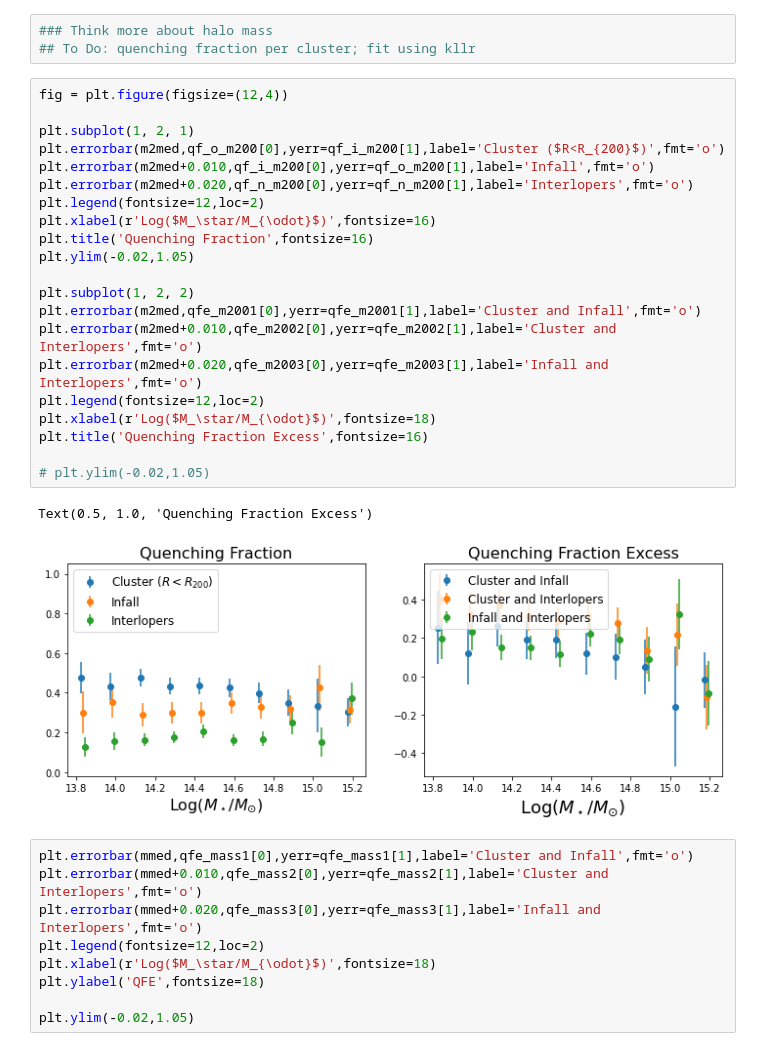
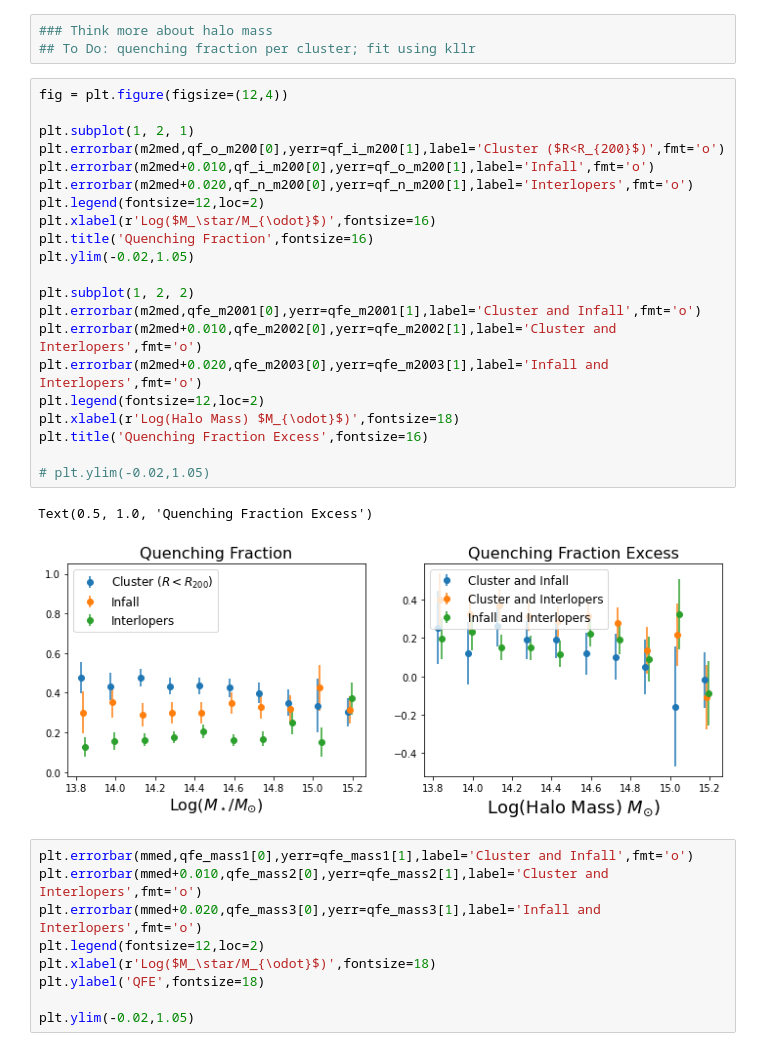
Before and after one commit to estevesjh/galaxyFormation, a Jupyter notebook: notebooks/QuenchingFractionExcess.ipynb, the cells around one changed output. Drawn from its saved outputs; the diff is of its cells as text.

```diff
--- a/notebooks/QuenchingFractionExcess.ipynb
+++ b/notebooks/QuenchingFractionExcess.ipynb
@@ -288,27 +288,27 @@ Text(0.5, 1.0, 'Quenching Fraction Excess')
 # %%
 fig = plt.figure(figsize=(12,4))
 
 plt.subplot(1, 2, 1)
 plt.errorbar(m2med,qf_o_m200[0],yerr=qf_i_m200[1],label='Cluster ($R<R_{200}$)',fmt='o')
 plt.errorbar(m2med+0.010,qf_i_m200[0],yerr=qf_o_m200[1],label='Infall',fmt='o')
 plt.errorbar(m2med+0.020,qf_n_m200[0],yerr=qf_n_m200[1],label='Interlopers',fmt='o')
 plt.legend(fontsize=12,loc=2)
 plt.xlabel(r'Log($M_\star/M_{\odot}$)',fontsize=16)
 plt.title('Quenching Fraction',fontsize=16)
 plt.ylim(-0.02,1.05)
 
 plt.subplot(1, 2, 2)
 plt.errorbar(m2med,qfe_m2001[0],yerr=qfe_m2001[1],label='Cluster and Infall',fmt='o')
 plt.errorbar(m2med+0.010,qfe_m2002[0],yerr=qfe_m2002[1],label='Cluster and Interlopers',fmt='o')
 plt.errorbar(m2med+0.020,qfe_m2003[0],yerr=qfe_m2003[1],label='Infall and Interlopers',fmt='o')
 plt.legend(fontsize=12,loc=2)
-plt.xlabel(r'Log($M_\star/M_{\odot}$)',fontsize=18)
+plt.xlabel(r'Log(Halo Mass) $M_{\odot}$)',fontsize=18)
 plt.title('Quenching Fraction Excess',fontsize=16)
 
 # plt.ylim(-0.02,1.05)
 # %% [output]
 Text(0.5, 1.0, 'Quenching Fraction Excess')
-[figure, old version]
+[figure, new version]
 # %%
 plt.errorbar(mmed,qfe_mass1[0],yerr=qfe_mass1[1],label='Cluster and Infall',fmt='o')
 plt.errorbar(mmed+0.010,qfe_mass2[0],yerr=qfe_mass2[1],label='Cluster and Interlopers',fmt='o')
```
Also changed, not shown: 4 other files.
